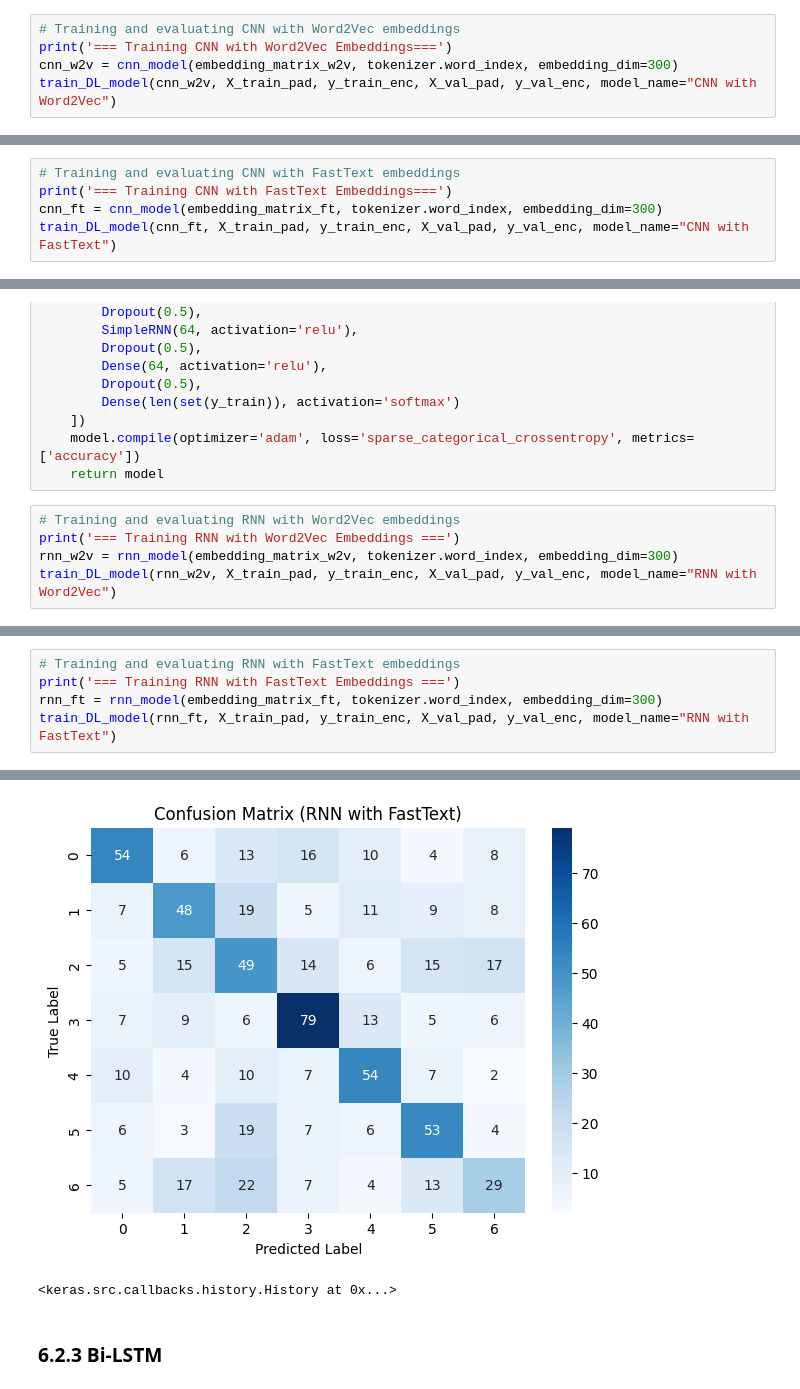
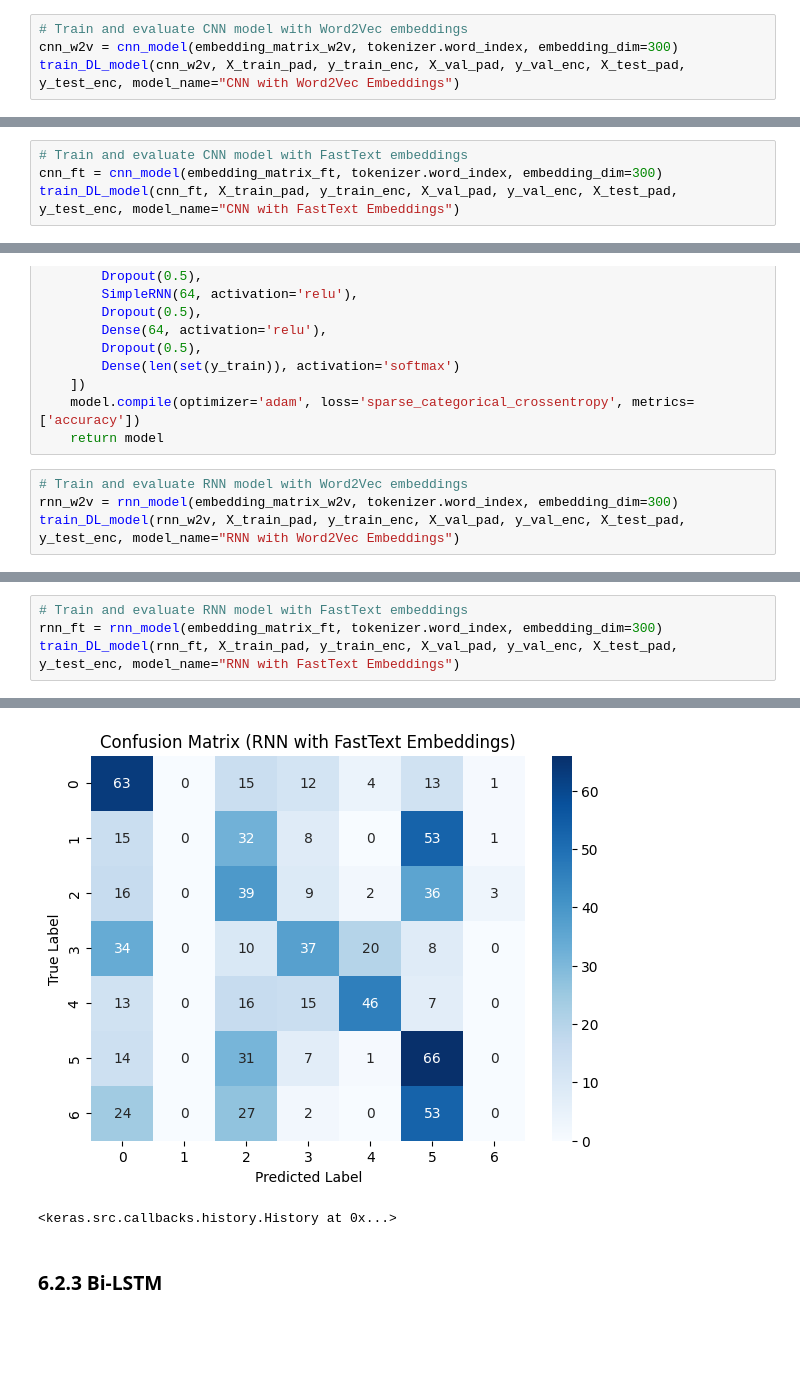
Before and after one commit to dingxing03/Emotion-Recognition-in-Text, a Jupyter notebook: Emotion-Detector/emotion-detector-ISEAR.ipynb, the cells around one changed output, grey strips where cells are left out. Drawn from its saved outputs; the diff is of its cells as text; blank space fills up the shorter version.

```diff
--- a/Emotion-Detector/emotion-detector-ISEAR.ipynb
+++ b/Emotion-Detector/emotion-detector-ISEAR.ipynb
@@ -951,8 +835,7 @@ def cnn_model(embedding_matrix, word_index, embedding_dim=100):
     model.compile(optimizer='adam', loss='sparse_categorical_crossentropy', metrics=['accuracy'])
     return model
 # %%
-# Training and evaluating CNN with Word2Vec embeddings
-print('=== Training CNN with Word2Vec Embeddings===')
+# Train and evaluate CNN model with Word2Vec embeddings
 cnn_w2v = cnn_model(embedding_matrix_w2v, tokenizer.word_index, embedding_dim=300)
-train_DL_model(cnn_w2v, X_train_pad, y_train_enc, X_val_pad, y_val_enc, model_name="CNN with Word2Vec")
+train_DL_model(cnn_w2v, X_train_pad, y_train_enc, X_val_pad, y_val_enc, X_test_pad, y_test_enc, model_name="CNN with Word2Vec Embeddings")
 # %% [output]
@@ -994,7 +875,6 @@ weighted avg       0.51      0.51      0.51       753
 <keras.src.callbacks.history.History at 0x...>
 # %%
-# Training and evaluating CNN with FastText embeddings
-print('=== Training CNN with FastText Embeddings===')
+# Train and evaluate CNN model with FastText embeddings
 cnn_ft = cnn_model(embedding_matrix_ft, tokenizer.word_index, embedding_dim=300)
-train_DL_model(cnn_ft, X_train_pad, y_train_enc, X_val_pad, y_val_enc, model_name="CNN with FastText")
+train_DL_model(cnn_ft, X_train_pad, y_train_enc, X_val_pad, y_val_enc, X_test_pad, y_test_enc, model_name="CNN with FastText Embeddings")
 # %% [output]
@@ -1053,8 +933,7 @@ def rnn_model(embedding_matrix, word_index, embedding_dim=100):
     model.compile(optimizer='adam', loss='sparse_categorical_crossentropy', metrics=['accuracy'])
     return model
 # %%
-# Training and evaluating RNN with Word2Vec embeddings
-print('=== Training RNN with Word2Vec Embeddings ===')
+# Train and evaluate RNN model with Word2Vec embeddings
 rnn_w2v = rnn_model(embedding_matrix_w2v, tokenizer.word_index, embedding_dim=300)
-train_DL_model(rnn_w2v, X_train_pad, y_train_enc, X_val_pad, y_val_enc, model_name="RNN with Word2Vec")
+train_DL_model(rnn_w2v, X_train_pad, y_train_enc, X_val_pad, y_val_enc, X_test_pad, y_test_enc, model_name="RNN with Word2Vec Embeddings")
 # %% [output]
@@ -1096,7 +979,6 @@ weighted avg       0.49      0.48      0.48       753
 <keras.src.callbacks.history.History at 0x...>
 # %%
-# Training and evaluating RNN with FastText embeddings
-print('=== Training RNN with FastText Embeddings ===')
+# Train and evaluate RNN model with FastText embeddings
 rnn_ft = rnn_model(embedding_matrix_ft, tokenizer.word_index, embedding_dim=300)
-train_DL_model(rnn_ft, X_train_pad, y_train_enc, X_val_pad, y_val_enc, model_name="RNN with FastText")
+train_DL_model(rnn_ft, X_train_pad, y_train_enc, X_val_pad, y_val_enc, X_test_pad, y_test_enc, model_name="RNN with FastText Embeddings")
 # %% [output]
@@ -1137,4 +1021,4 @@ weighted avg       0.49      0.49      0.48       753
-[figure, old version]
+[figure, new version]
 <keras.src.callbacks.history.History at 0x...>
 # %% [markdown]
 ### 6.2.3 Bi-LSTM
```
Also changed, not shown: parts of 43 cells of this notebook, 7 other files.
